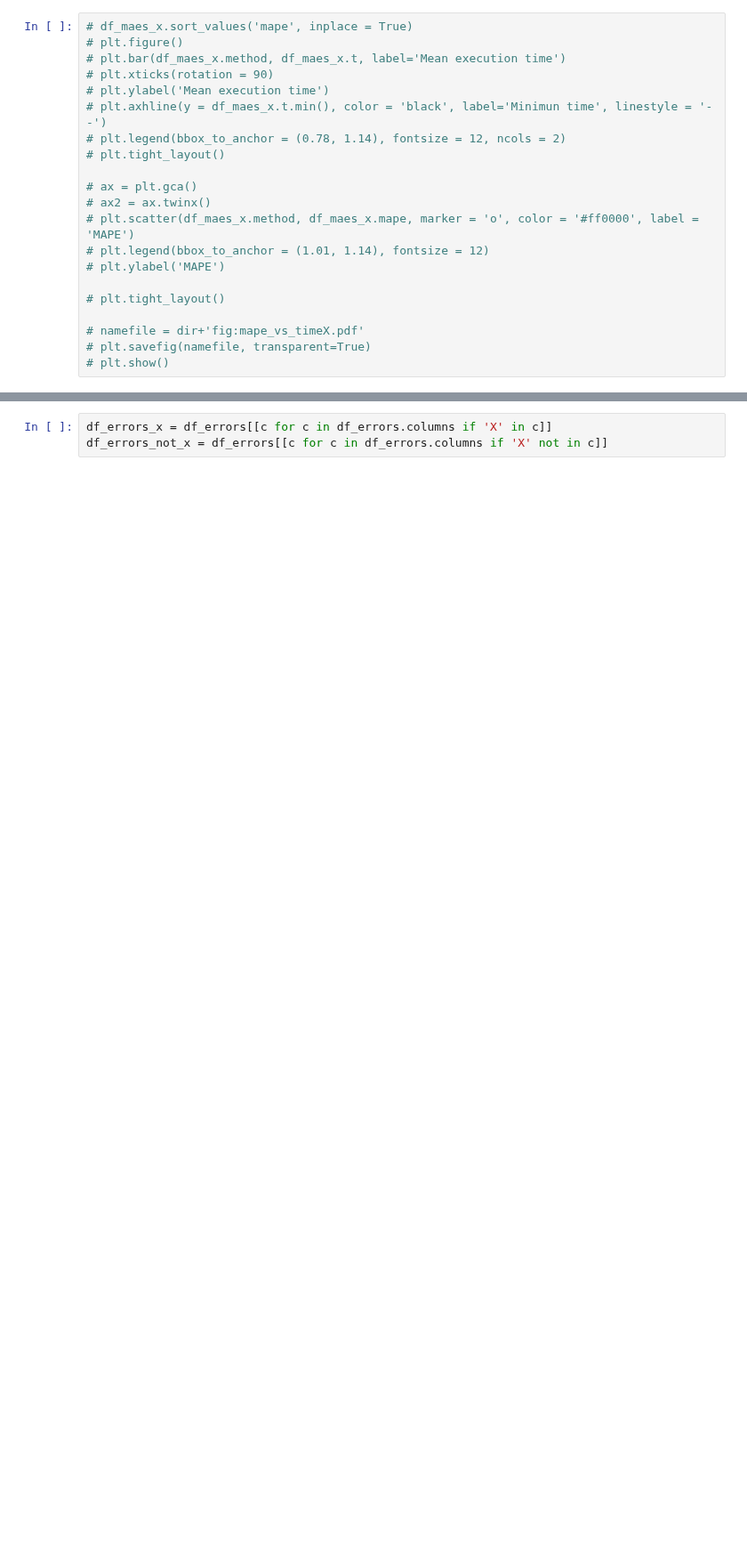
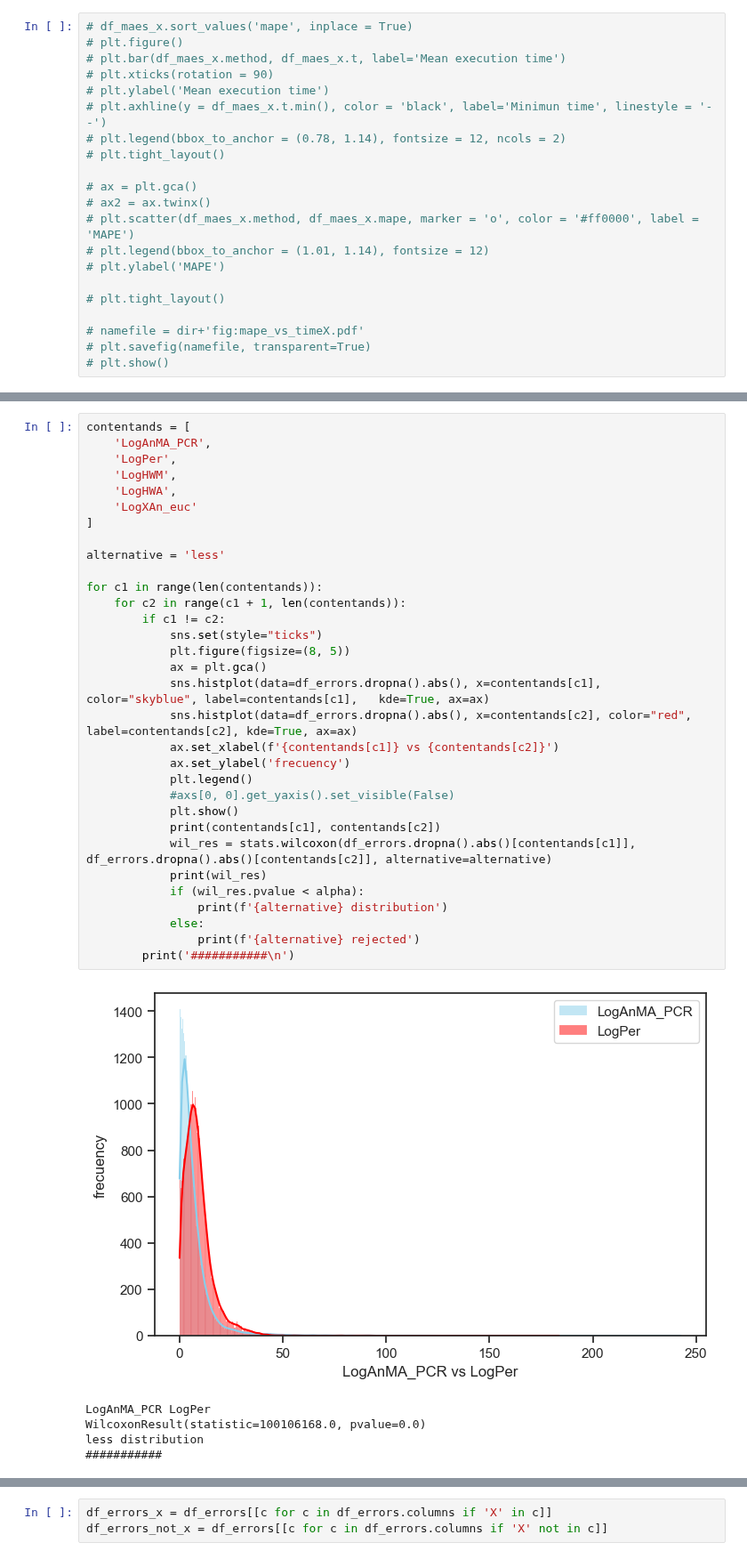
Before and after one commit to urieliram/analog, a Jupyter notebook: test2.ipynb, the cells around one changed output, grey strips where cells are left out. Shown at 89% size. Cells and saved outputs as stored; diff of their text form; blank space fills up the shorter version.

```diff
--- a/test2.ipynb
+++ b/test2.ipynb
@@ -375,0 +387,38 @@ df_errors
+# %%
+contentands = [
+    'LogAnMA_PCR',
+    'LogPer',
+    'LogHWM',
+    'LogHWA',
+    'LogXAn_euc'
+]
+
+alternative = 'less'
+
+for c1 in range(len(contentands)):
+    for c2 in range(c1 + 1, len(contentands)):
+        if c1 != c2:
+            sns.set(style="ticks")
+            plt.figure(figsize=(8, 5))
+            ax = plt.gca()
+            sns.histplot(data=df_errors.dropna().abs(), x=contentands[c1], color="skyblue", label=contentands[c1],   kde=True, ax=ax)
+            sns.histplot(data=df_errors.dropna().abs(), x=contentands[c2], color="red",     label=contentands[c2], kde=True, ax=ax)
+            ax.set_xlabel(f'{contentands[c1]} vs {contentands[c2]}')
+            ax.set_ylabel('frecuency')
+            plt.legend()
+            #axs[0, 0].get_yaxis().set_visible(False)
+            plt.show()
+            print(contentands[c1], contentands[c2])
+            wil_res = stats.wilcoxon(df_errors.dropna().abs()[contentands[c1]], df_errors.dropna().abs()[contentands[c2]], alternative=alternative)
+            print(wil_res)
+            if (wil_res.pvalue < alpha):
+                print(f'{alternative} distribution')
+            else:
+                print(f'{alternative} rejected')
+        print('###########\n')
+# %% [output]
+[figure, added]
+LogAnMA_PCR LogPer
+WilcoxonResult(statistic=100106168.0, pvalue=0.0)
+less distribution
+###########
```
Also changed, not shown: parts of 13 cells of this notebook, 3 other files.
